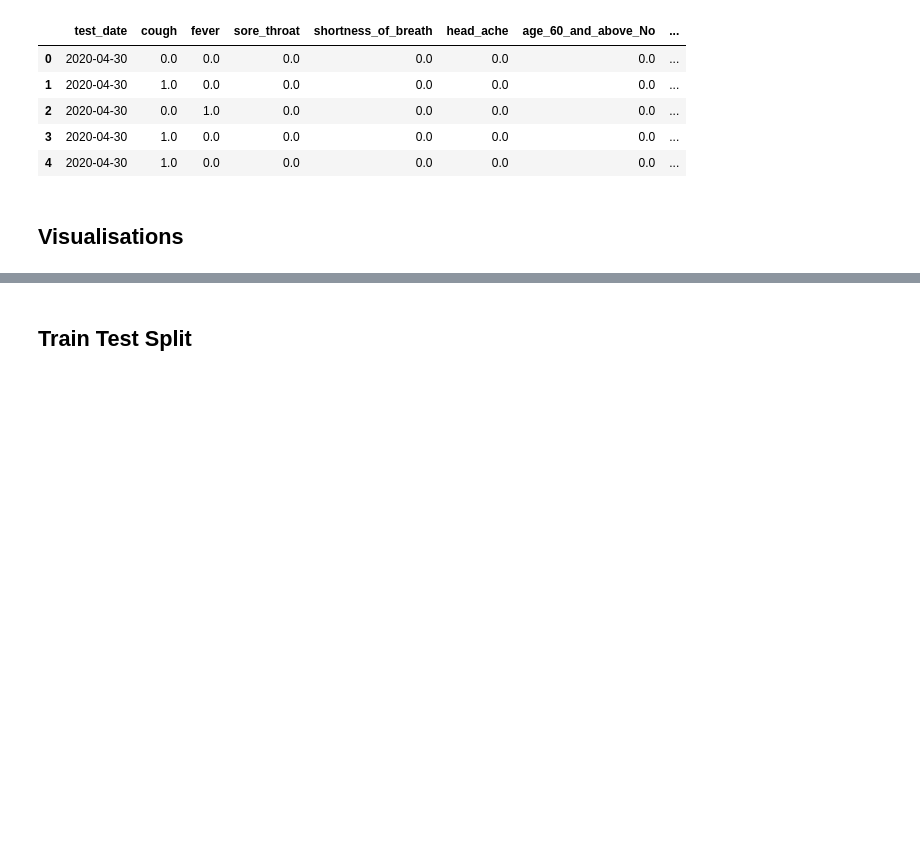
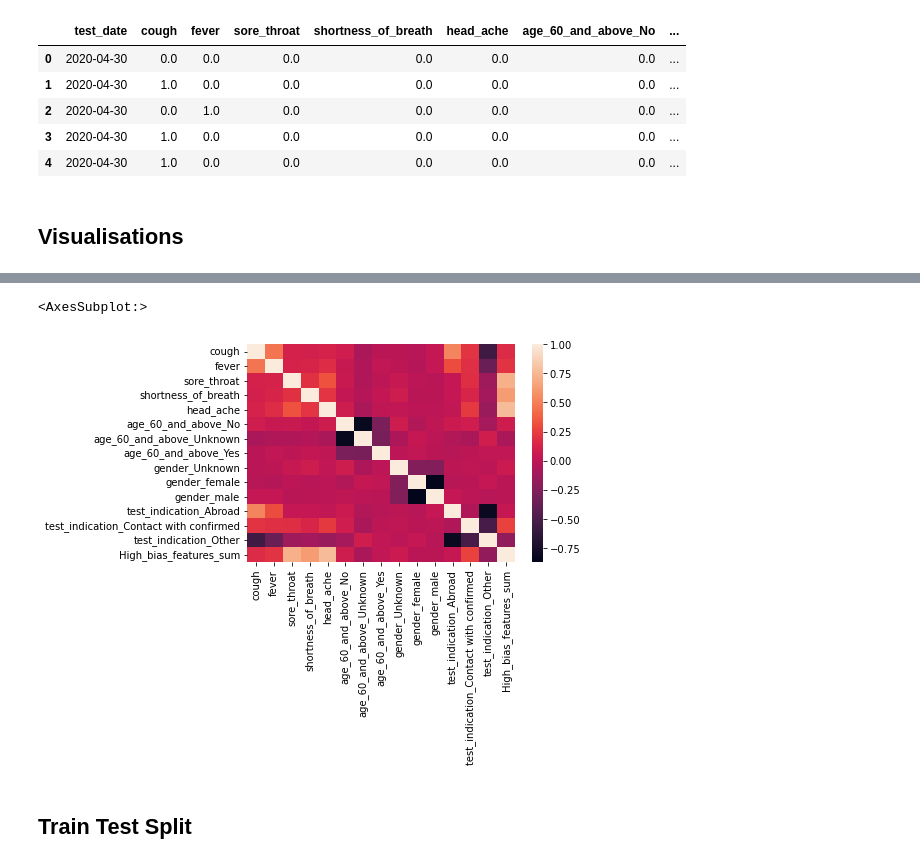
Before and after one commit to clcorrall/Hackathon, a Jupyter notebook: Hackathon-Data-Processing.ipynb, the cells around one changed output, grey strips where cells are left out. Cells and saved outputs as stored; diff of their text form; code cells hidden in the pictures; blank space fills up the shorter version.

```diff
--- a/Hackathon-Data-Processing.ipynb
+++ b/Hackathon-Data-Processing.ipynb
@@ -123,3 +125,8 @@ X['test_date'].value_counts().sort_index().plot.bar()
+# %%
+sns.heatmap(X_train.corr())
+# %% [output]
+<AxesSubplot:>
+[figure, added]
 # %% [markdown]
 ## Train Test Split
 # %%
```
Also changed, not shown: parts of 3 cells of this notebook.
